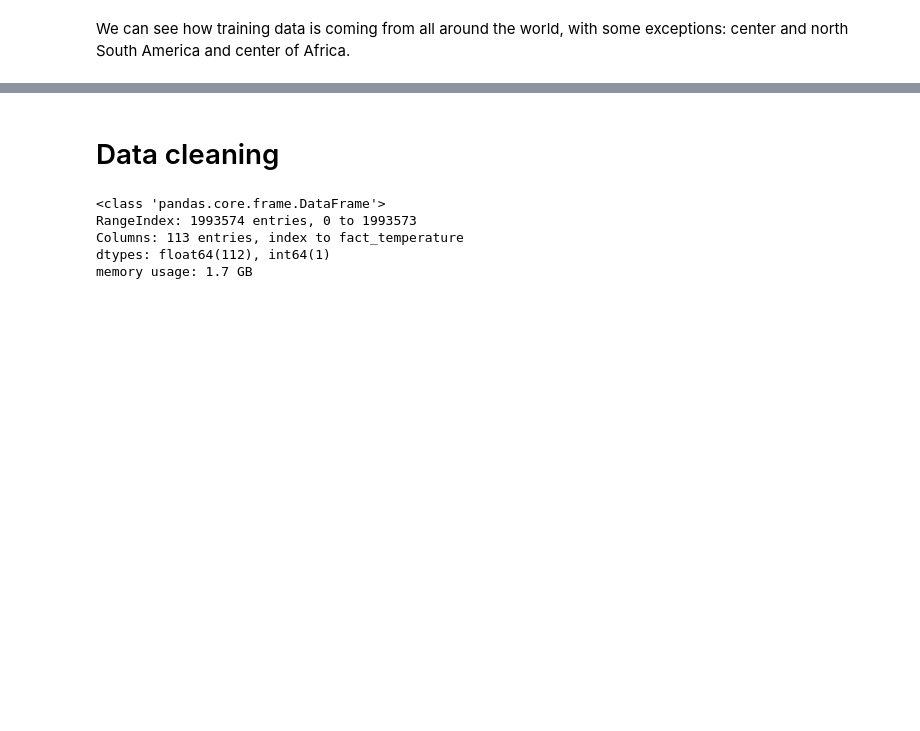
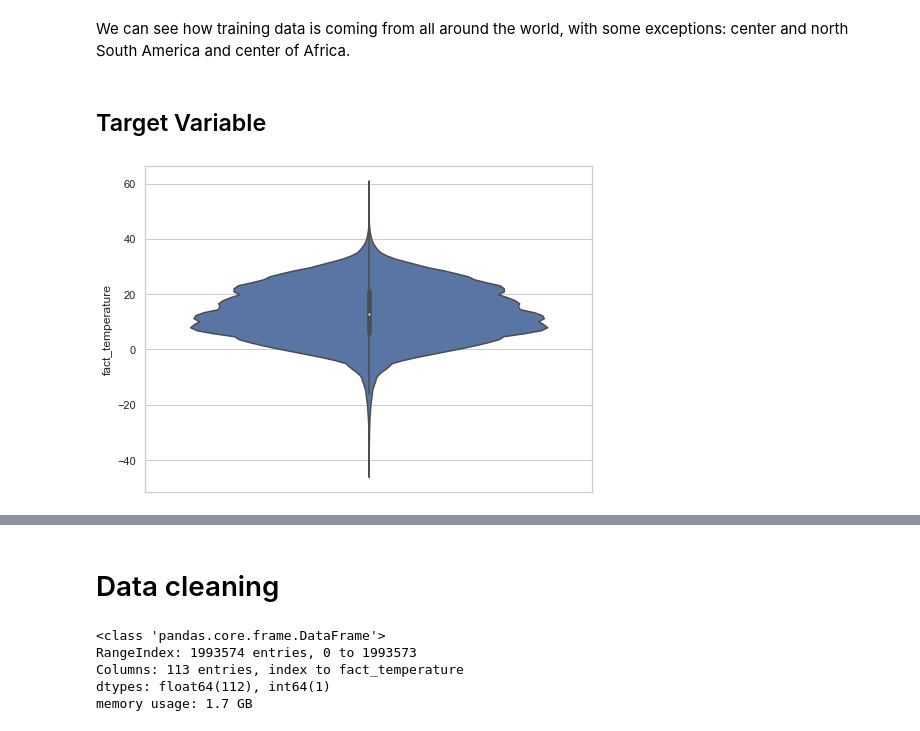
Before and after one commit to AndreaGhiglione/algorithmic-machine-learning, a Jupyter notebook: Challenges/C1 - Weather prediction/Code.ipynb, the cells around one changed output, grey strips where cells are left out. Cells and saved outputs as stored; diff of their text form; code cells hidden in the pictures; blank space fills up the shorter version.

```diff
--- a/Challenges/C1 - Weather prediction/Code.ipynb
+++ b/Challenges/C1 - Weather prediction/Code.ipynb
@@ -47,2 +47,16 @@ plt.show()
 # %% [markdown]
 We can see how training data is coming from all around the world, with some exceptions: center and north South America and center of Africa.
+# %% [markdown]
+## Target Variable
+# %%
+import seaborn as sns
+
+def plot_violin_plot(column):
+  sns.set_theme(style="whitegrid")
+  ax = sns.violinplot(y=column)
+
+plt.figure(figsize=(8,6))
+plot_violin_plot(train_df["fact_temperature"])
+plt.show()
+# %% [output]
+[figure, added]
```
Also changed, not shown: parts of 52 cells of this notebook.
